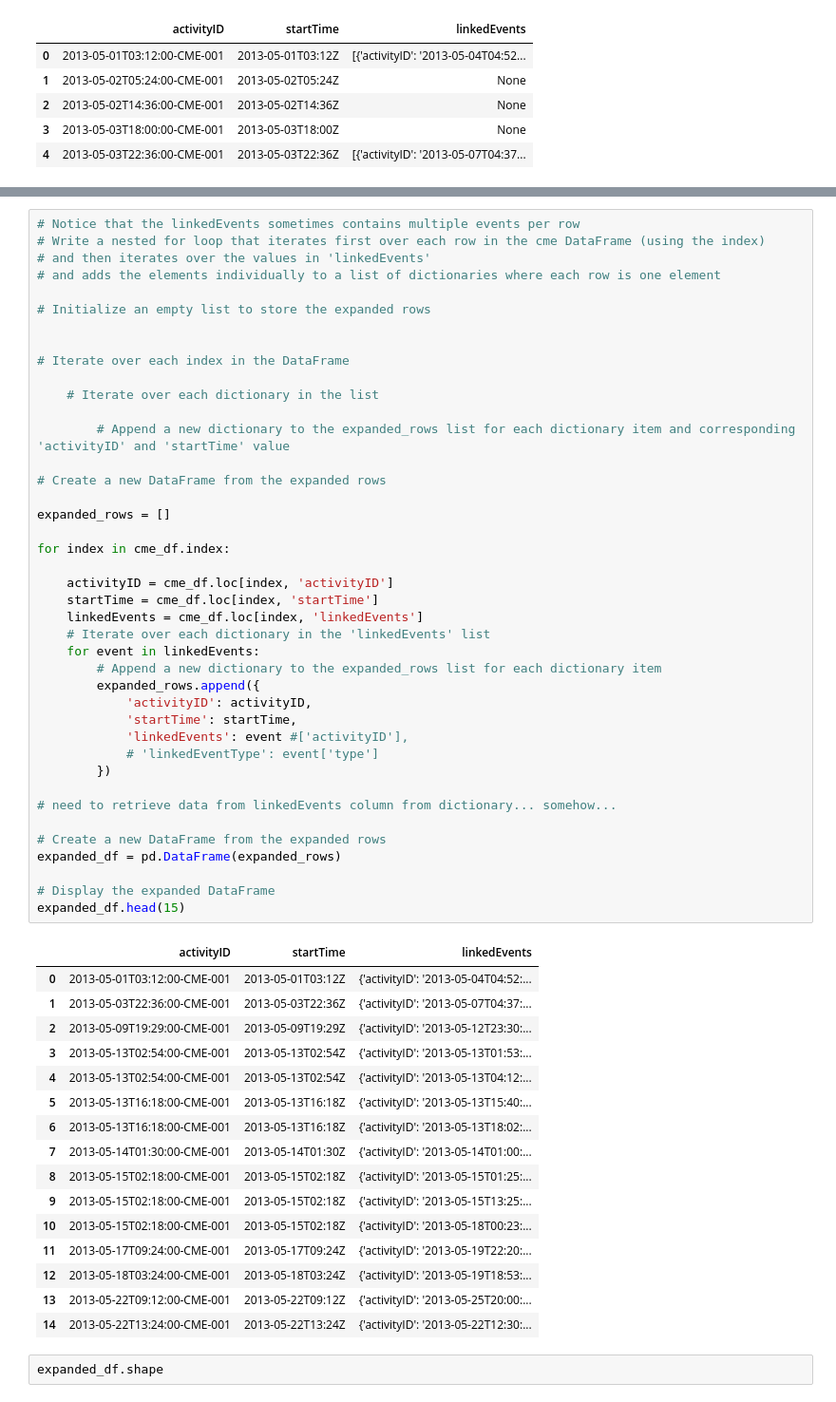
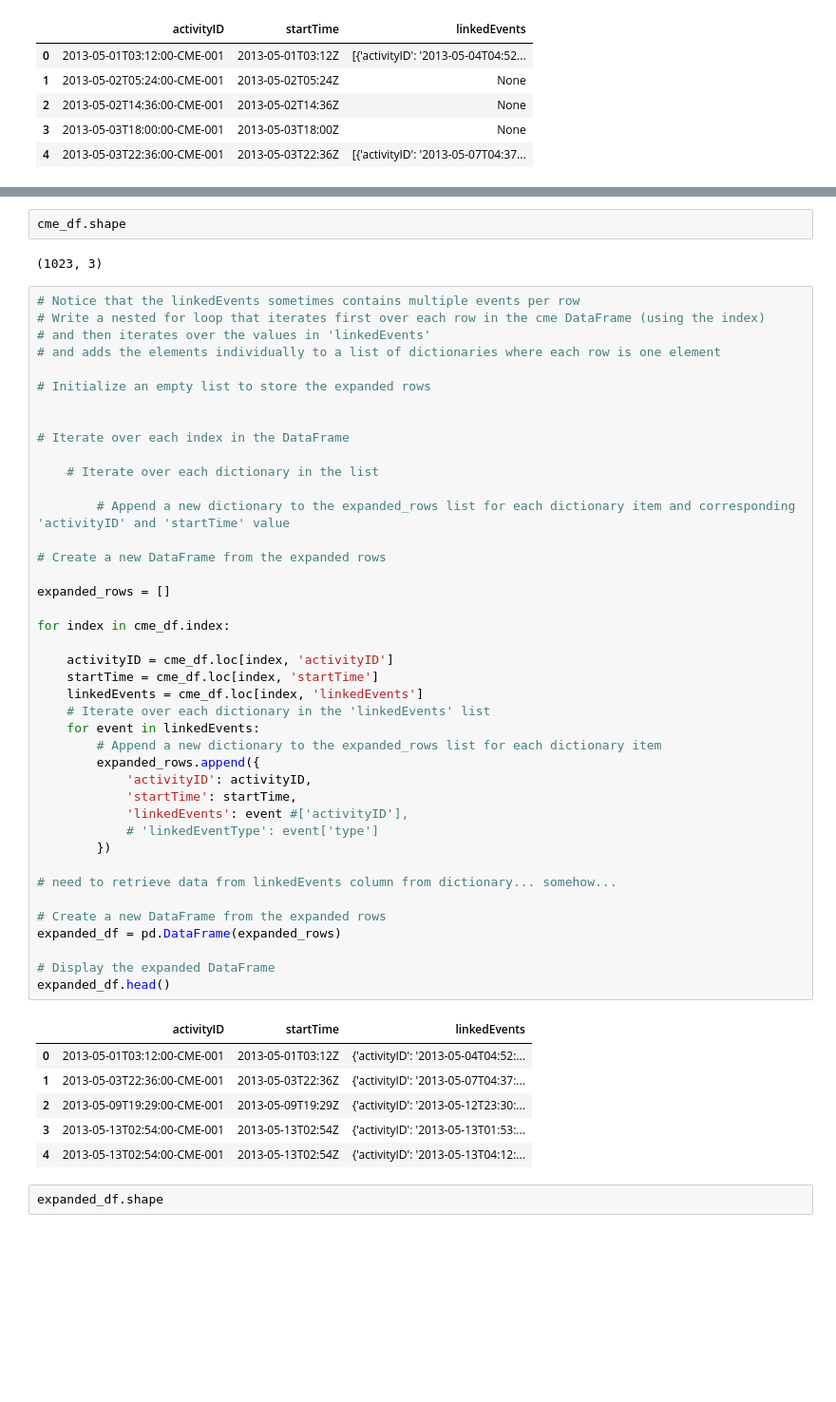
Before and after one commit to Armand57araujo/data-sourcing-challenge, a Jupyter notebook: retrieve_data.ipynb, the cells around one changed output, grey strips where cells are left out. Shown at 95% size. Saved outputs shown, nothing was run; the diff lists cells and outputs as text; blank space fills up the shorter version.

```diff
--- a/retrieve_data.ipynb
+++ b/retrieve_data.ipynb
@@ -118,3 +114,7 @@ cme_df.shape
+# %%
+cme_df.shape
+# %% [output]
+(1023, 3)
 # %%
 # Notice that the linkedEvents sometimes contains multiple events per row
 # Write a nested for loop that iterates first over each row in the cme DataFrame (using the index)
@@ -135,44 +135,34 @@ cme_df.shape
 expanded_rows = []
 
 for index in cme_df.index:
 
     activityID = cme_df.loc[index, 'activityID']
     startTime = cme_df.loc[index, 'startTime']
     linkedEvents = cme_df.loc[index, 'linkedEvents']
     # Iterate over each dictionary in the 'linkedEvents' list
     for event in linkedEvents:
         # Append a new dictionary to the expanded_rows list for each dictionary item
         expanded_rows.append({
             'activityID': activityID,
             'startTime': startTime,
             'linkedEvents': event #['activityID'],
             # 'linkedEventType': event['type']
         })
 
 # need to retrieve data from linkedEvents column from dictionary... somehow...
 
 # Create a new DataFrame from the expanded rows
 expanded_df = pd.DataFrame(expanded_rows)
 
 # Display the expanded DataFrame
-expanded_df.head(15)
+expanded_df.head()
 # %% [output]
 |  | activityID | startTime | linkedEvents |
 | 0 | 2013-05-01T03:12:00-CME-001 | 2013-05-01T03:12Z | {'activityID': '2013-05-04T04:52:... |
 | 1 | 2013-05-03T22:36:00-CME-001 | 2013-05-03T22:36Z | {'activityID': '2013-05-07T04:37:... |
 | 2 | 2013-05-09T19:29:00-CME-001 | 2013-05-09T19:29Z | {'activityID': '2013-05-12T23:30:... |
 | 3 | 2013-05-13T02:54:00-CME-001 | 2013-05-13T02:54Z | {'activityID': '2013-05-13T01:53:... |
 | 4 | 2013-05-13T02:54:00-CME-001 | 2013-05-13T02:54Z | {'activityID': '2013-05-13T04:12:... |
-| 5 | 2013-05-13T16:18:00-CME-001 | 2013-05-13T16:18Z | {'activityID': '2013-05-13T15:40:... |
-| 6 | 2013-05-13T16:18:00-CME-001 | 2013-05-13T16:18Z | {'activityID': '2013-05-13T18:02:... |
-| 7 | 2013-05-14T01:30:00-CME-001 | 2013-05-14T01:30Z | {'activityID': '2013-05-14T01:00:... |
-| 8 | 2013-05-15T02:18:00-CME-001 | 2013-05-15T02:18Z | {'activityID': '2013-05-15T01:25:... |
-| 9 | 2013-05-15T02:18:00-CME-001 | 2013-05-15T02:18Z | {'activityID': '2013-05-15T13:25:... |
-| 10 | 2013-05-15T02:18:00-CME-001 | 2013-05-15T02:18Z | {'activityID': '2013-05-18T00:23:... |
-| 11 | 2013-05-17T09:24:00-CME-001 | 2013-05-17T09:24Z | {'activityID': '2013-05-19T22:20:... |
-| 12 | 2013-05-18T03:24:00-CME-001 | 2013-05-18T03:24Z | {'activityID': '2013-05-19T18:53:... |
-| 13 | 2013-05-22T09:12:00-CME-001 | 2013-05-22T09:12Z | {'activityID': '2013-05-25T20:00:... |
-| 14 | 2013-05-22T13:24:00-CME-001 | 2013-05-22T13:24Z | {'activityID': '2013-05-22T12:30:... |
 # %%
 expanded_df.shape
 # %% [output]
```
Also changed, not shown: parts of 10 cells of this notebook.
